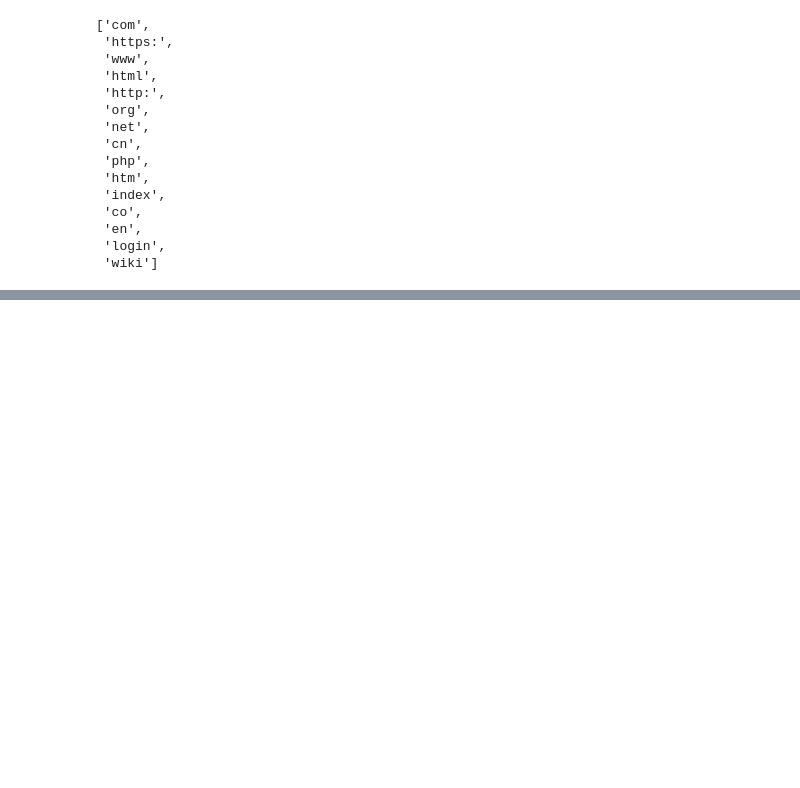
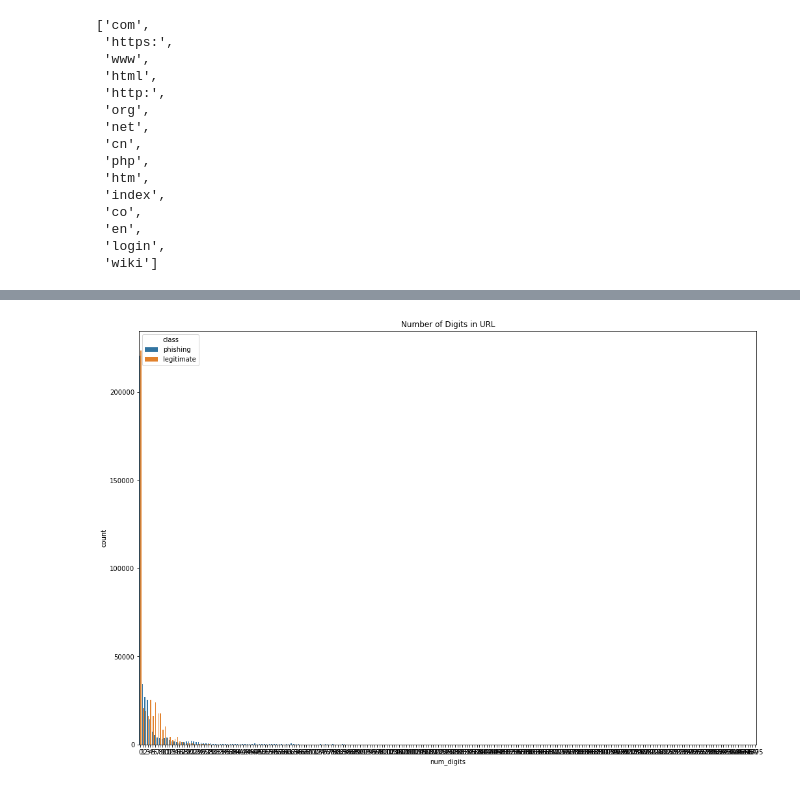
Before and after one commit to HumanClone/URL-EDA, a Jupyter notebook: EDA.ipynb, the cells around one changed output, grey strips where cells are left out. Saved outputs shown, nothing was run; the diff lists cells and outputs as text; code cells hidden in the pictures; blank space fills up the shorter version.

```diff
--- a/EDA.ipynb
+++ b/EDA.ipynb
@@ -242,0 +241,9 @@ Name: url, Length: 822010, dtype: object
+# %%
+
+p=sns.countplot(data['num_digits'], hue=data['class'])
+p.set_title("Number of Digits in URL")
+p.figure.set_figwidth(17)
+p.figure.set_figheight(11.7)
+d=data[data['num_digits']>1570]
+d
+# %% [output]
@@ -242,0 +253 @@ Name: url, Length: 822010, dtype: object
+[figure, added]
```
Also changed, not shown: parts of 10 cells of this notebook.
